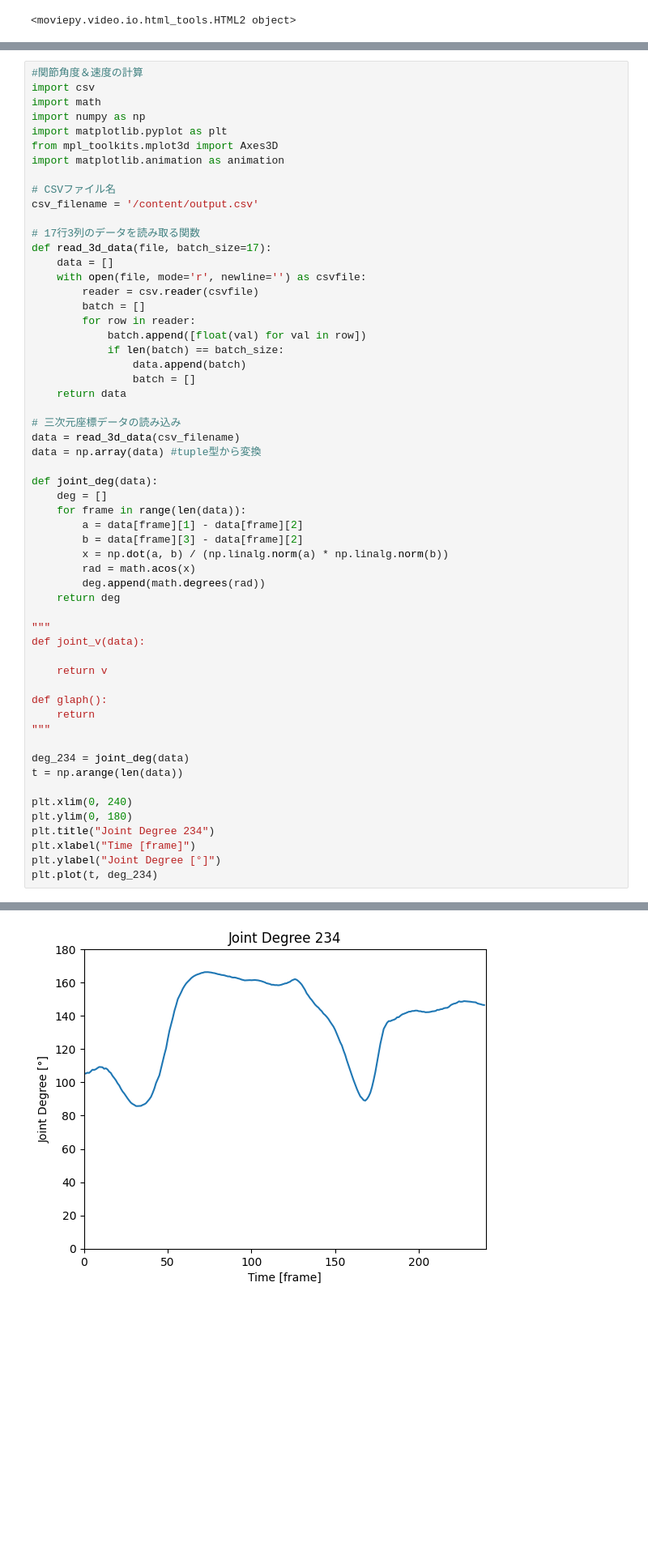
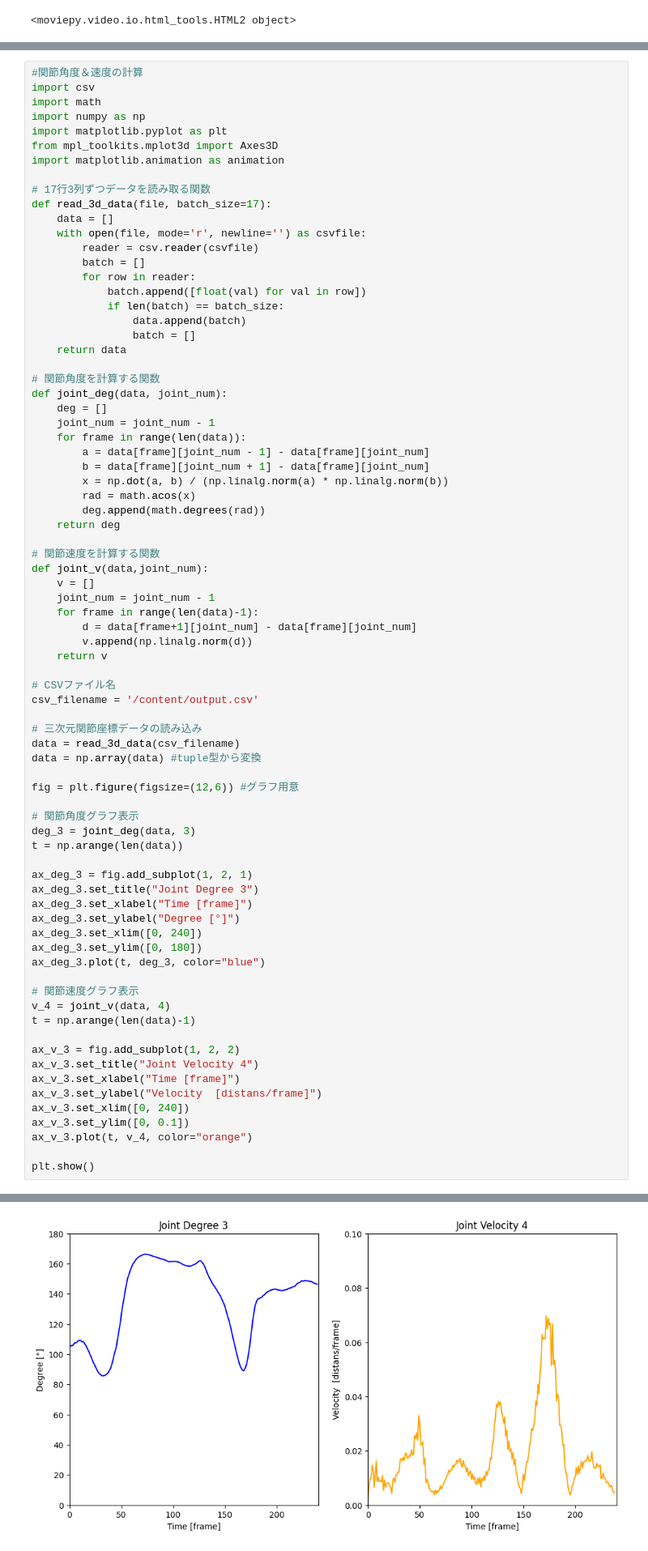
Before and after one commit to Sumisumisumith/Kickmotion-Evaluation-System, a Jupyter notebook: StridedTransformer.ipynb, the cells around one changed output, grey strips where cells are left out. Shown at 81% size. Drawn from its saved outputs; the diff is of its cells as text; blank space fills up the shorter version.

```diff
--- a/StridedTransformer.ipynb
+++ b/StridedTransformer.ipynb
@@ -232,10 +232,7 @@ import matplotlib.pyplot as plt
 from mpl_toolkits.mplot3d import Axes3D
 import matplotlib.animation as animation
 
-# CSVファイル名
-csv_filename = '/content/output.csv'
-
-# 17行3列のデータを読み取る関数
+# 17行3列ずつデータを読み取る関数
 def read_3d_data(file, batch_size=17):
     data = []
     with open(file, mode='r', newline='') as csvfile:
@@ -248,36 +245,59 @@ def read_3d_data(file, batch_size=17):
                 batch = []
     return data
 
-# 三次元座標データの読み込み
-data = read_3d_data(csv_filename)
-data = np.array(data) #tuple型から変換
-
-def joint_deg(data):
+# 関節角度を計算する関数
+def joint_deg(data, joint_num):
     deg = []
+    joint_num = joint_num - 1
     for frame in range(len(data)):
-        a = data[frame][1] - data[frame][2]
-        b = data[frame][3] - data[frame][2]
+        a = data[frame][joint_num - 1] - data[frame][joint_num]
+        b = data[frame][joint_num + 1] - data[frame][joint_num]
         x = np.dot(a, b) / (np.linalg.norm(a) * np.linalg.norm(b))
         rad = math.acos(x)
         deg.append(math.degrees(rad))
     return deg
 
-"""
-def joint_v(data):
-
+# 関節速度を計算する関数
+def joint_v(data,joint_num):
+    v = []
+    joint_num = joint_num - 1
+    for frame in range(len(data)-1):
+        d = data[frame+1][joint_num] - data[frame][joint_num]
+        v.append(np.linalg.norm(d))
     return v
 
-def glaph():
-    return
-"""
+# CSVファイル名
+csv_filename = '/content/output.csv'
 
-deg_234 = joint_deg(data)
+# 三次元関節座標データの読み込み
+data = read_3d_data(csv_filename)
+data = np.array(data) #tuple型から変換
+
+fig = plt.figure(figsize=(12,6)) #グラフ用意
+
+# 関節角度グラフ表示
+deg_3 = joint_deg(data, 3)
 t = np.arange(len(data))
 
-plt.xlim(0, 240)
-plt.ylim(0, 180)
-plt.title("Joint Degree 234")
-plt.xlabel("Time [frame]")
-plt.ylabel("Joint Degree [°]")
-plt.plot(t, deg_234)
+ax_deg_3 = fig.add_subplot(1, 2, 1)
+ax_deg_3.set_title("Joint Degree 3")
+ax_deg_3.set_xlabel("Time [frame]")
+ax_deg_3.set_ylabel("Degree [°]")
+ax_deg_3.set_xlim([0, 240])
+ax_deg_3.set_ylim([0, 180])
+ax_deg_3.plot(t, deg_3, color="blue")
+
+# 関節速度グラフ表示
+v_4 = joint_v(data, 4)
+t = np.arange(len(data)-1)
+
+ax_v_3 = fig.add_subplot(1, 2, 2)
+ax_v_3.set_title("Joint Velocity 4")
+ax_v_3.set_xlabel("Time [frame]")
+ax_v_3.set_ylabel("Velocity  [distans/frame]")
+ax_v_3.set_xlim([0, 240])
+ax_v_3.set_ylim([0, 0.1])
+ax_v_3.plot(t, v_4, color="orange")
+
+plt.show()
 # %% [output]
@@ -285,4 +304,4 @@ plt.plot(t, deg_234)
-[figure, old version]
+[figure, new version]
 # %%
 #フォルダの削除
 import shutil
```
Also changed, not shown: parts of 1 cell of this notebook.
